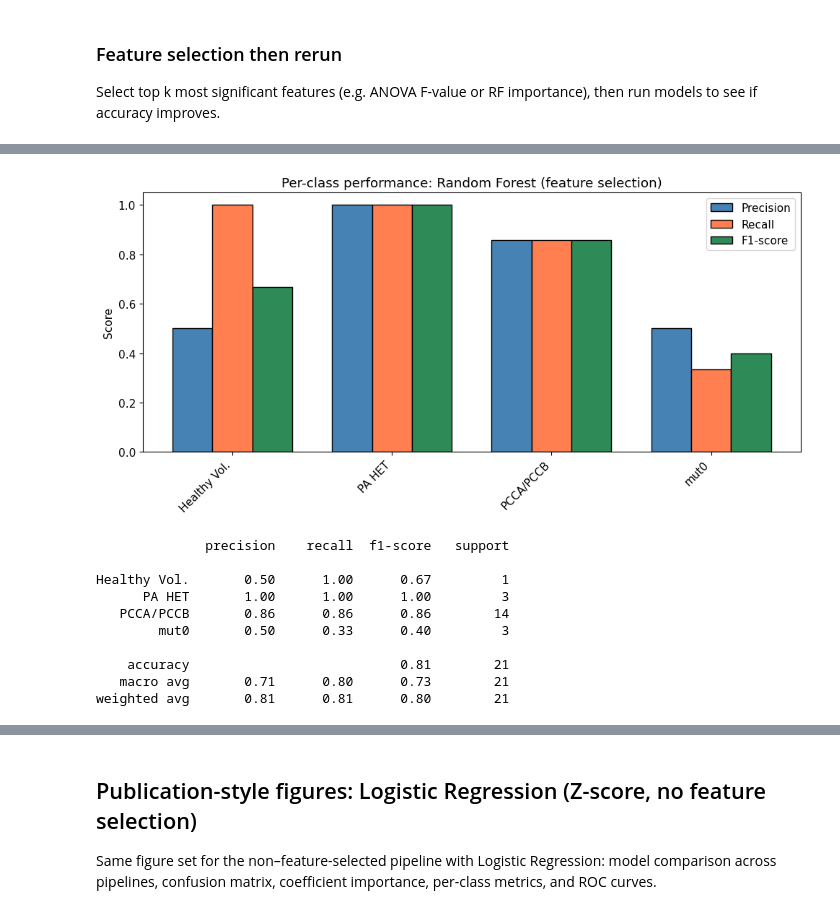
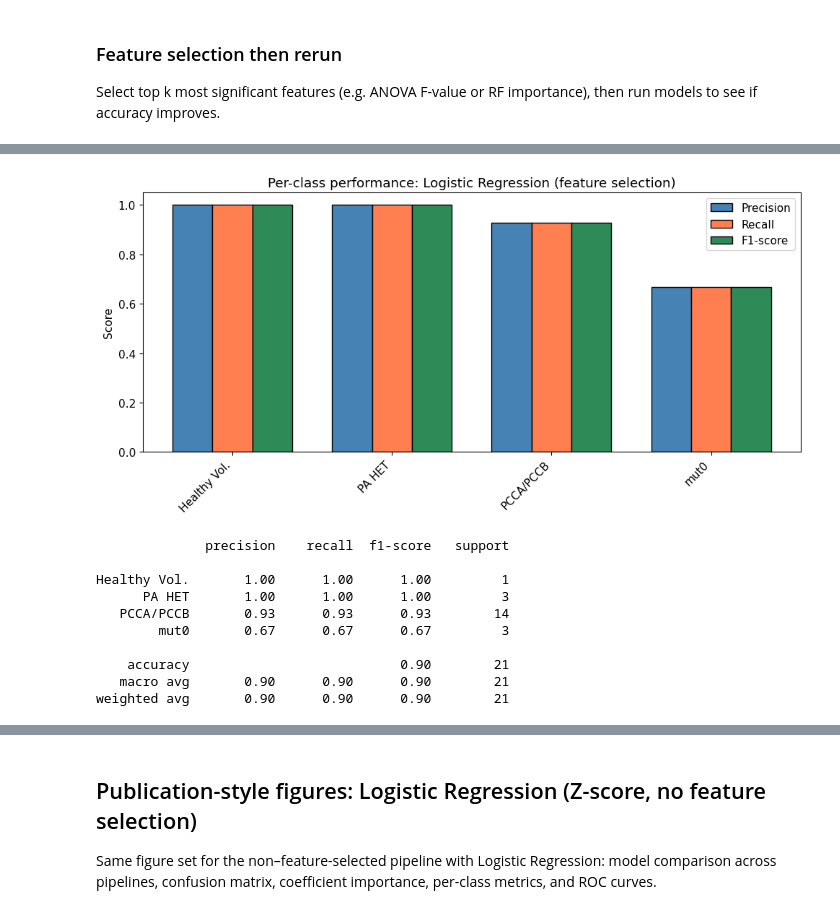
Before and after one commit to fnv234/metabolites-analysis, a Jupyter notebook: analysis.ipynb, the cells around one changed output, grey strips where cells are left out. Saved outputs shown, nothing was run; the diff lists cells and outputs as text; code cells hidden in the pictures.

```diff
--- a/analysis.ipynb
+++ b/analysis.ipynb
@@ -356,20 +359,22 @@ plt.show()
 # %%
-# 3) Feature importance (Random Forest on selected features)
-from sklearn.ensemble import RandomForestClassifier
-rf_fit = RandomForestClassifier(n_estimators=100, random_state=42)
-rf_fit.fit(clf_sel.X_train_s_, clf_sel.y_train_)
-imp = rf_fit.feature_importances_
+# 3) Feature importance (Logistic Regression: coefficient importance on selected features)
+from sklearn.linear_model import LogisticRegression as LR
+
+lr_fit = LR(max_iter=2000, random_state=42)
+lr_fit.fit(clf_sel.X_train_s_, clf_sel.y_train_)
+# Mean absolute coefficient per feature across classes
+coef = np.abs(lr_fit.coef_).mean(axis=0)
 names = clf_sel.get_feature_columns()
-order = np.argsort(imp)[::-1]
-imp = imp[order]
+order = np.argsort(coef)[::-1]
+coef = coef[order]
 names = [names[i] for i in order]
 
 fig, ax = plt.subplots(figsize=(8, max(4, len(names) * 0.35)))
-ax.barh(range(len(names)), imp, color="steelblue", edgecolor="black")
+ax.barh(range(len(names)), coef, color="steelblue", edgecolor="black")
 ax.set_yticks(range(len(names)))
 ax.set_yticklabels(names)
-ax.set_xlabel("Feature importance")
-ax.set_title("Random Forest feature importance (selected features)")
+ax.set_xlabel("Mean |coefficient| across classes")
+ax.set_title("Logistic Regression: coefficient importance (selected features)")
 ax.invert_yaxis()
 plt.tight_layout()
 plt.show()
@@ -378,35 +383,35 @@ plt.show()
 # %%
-# 4) Per-class precision, recall, F1 for best model (RF + feature selection)
+# 4) Per-class precision, recall, F1 for best model (Logistic Regression + feature selection)
 from sklearn.metrics import precision_recall_fscore_support, classification_report
-y_pred_rf = rf_fit.predict(clf_sel.X_test_s_)
-precision, recall, f1, _ = precision_recall_fscore_support(clf_sel.y_test_, y_pred_rf, average=None, zero_division=0)
+y_pred_lr = lr_fit.predict(clf_sel.X_test_s_)
+precision, recall, f1, _ = precision_recall_fscore_support(clf_sel.y_test_, y_pred_lr, average=None, zero_division=0)
 classes = sorted(clf_sel.y_test_.unique())
 
 x = np.arange(len(classes))
 width = 0.25
 fig, ax = plt.subplots(figsize=(10, 5))
 ax.bar(x - width, precision, width, label="Precision", color="steelblue", edgecolor="black")
 ax.bar(x, recall, width, label="Recall", color="coral", edgecolor="black")
 ax.bar(x + width, f1, width, label="F1-score", color="seagreen", edgecolor="black")
 ax.set_ylabel("Score")
 ax.set_xticks(x)
 ax.set_xticklabels(classes, rotation=45, ha="right")
 ax.legend()
 ax.set_ylim(0, 1.05)
-ax.set_title("Per-class performance: Random Forest (feature selection)")
+ax.set_title("Per-class performance: Logistic Regression (feature selection)")
 plt.tight_layout()
 plt.show()
-print(classification_report(clf_sel.y_test_, y_pred_rf, zero_division=0))
+print(classification_report(clf_sel.y_test_, y_pred_lr, zero_division=0))
 # %% [output]
-[figure, old version]
+[figure, new version]
               precision    recall  f1-score   support
 
-Healthy Vol.       0.50      1.00      0.67         1
+Healthy Vol.       1.00      1.00      1.00         1
       PA HET       1.00      1.00      1.00         3
-   PCCA/PCCB       0.86      0.86      0.86        14
-        mut0       0.50      0.33      0.40         3
+   PCCA/PCCB       0.93      0.93      0.93        14
+        mut0       0.67      0.67      0.67         3
 
-    accuracy                           0.81        21
-   macro avg       0.71      0.80      0.73        21
-weighted avg       0.81      0.81      0.80        21
+    accuracy                           0.90        21
+   macro avg       0.90      0.90      0.90        21
+weighted avg       0.90      0.90      0.90        21
 # %%
```
Also changed, not shown: parts of 12 cells of this notebook.
